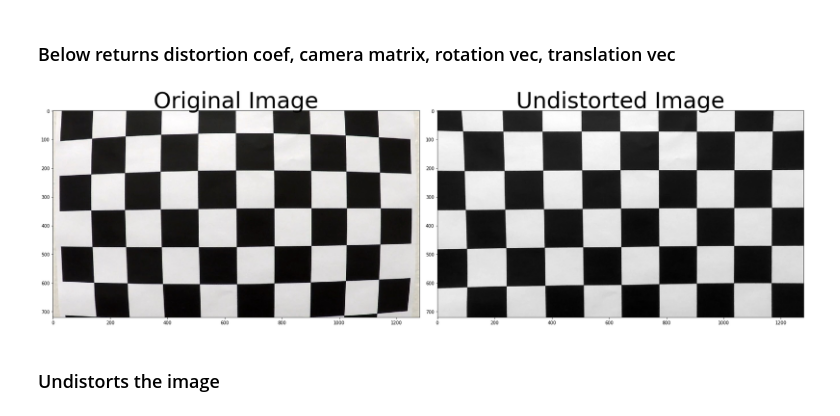
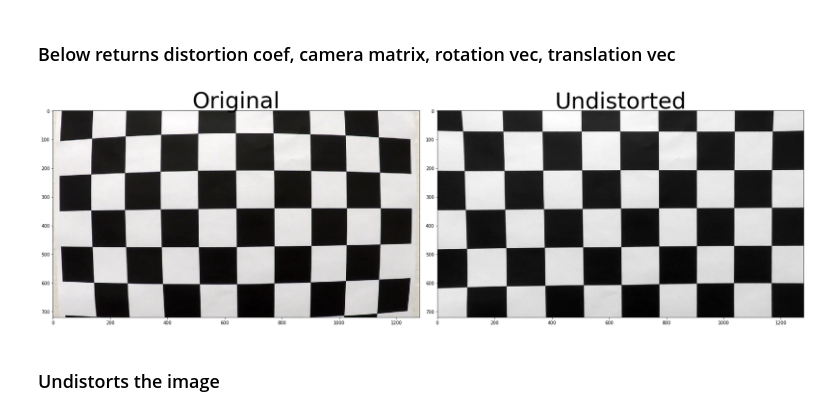
Before and after one commit to leclair-7/CarND-Advanced-Lane-Lines, a Jupyter notebook: Advanced-Lane-Finding.ipynb, the cells around one changed output. Cells and saved outputs as stored; diff of their text form; code cells hidden in the pictures.

```diff
--- a/Advanced-Lane-Finding.ipynb
+++ b/Advanced-Lane-Finding.ipynb
@@ -85,22 +85,22 @@ It took 2.6351382732391357 seconds
 # %%
 ret,mtx,dist,rvecs,tvecs = cv2.calibrateCamera(objpoints,imgpoints,gray.shape[::-1],None, None)
 
 img = mpimg.imread('./camera_cal//calibration1.jpg')
 undist = np.copy(img)
 gray = cv2.cvtColor(undist,cv2.COLOR_RGB2GRAY)
 undistorted = cv2.undistort(gray, mtx, dist, None, mtx)
 
 f, (ax1, ax2) = plt.subplots(1, 2, figsize=(24, 9))
 ax1.imshow(img)
-ax1.set_title('Original Image', fontsize=50)
+ax1.set_title('Original', fontsize=50)
 ax2.imshow(undistorted,cmap='gray')
-ax2.set_title('Undistorted Image', fontsize=50)
+ax2.set_title('Undistorted', fontsize=50)
 plt.subplots_adjust(left=0., right=1, top=0.9, bottom=0.)
 
 f.tight_layout()
 plt.savefig('./output-images/original-undistorted.png', dpi=300)
 # %% [output]
-[figure, old version]
+[figure, new version]
 # %% [markdown]
 ### Undistorts the image
 # %%
```
Also changed, not shown: parts of 2 cells of this notebook, 2 other files.
